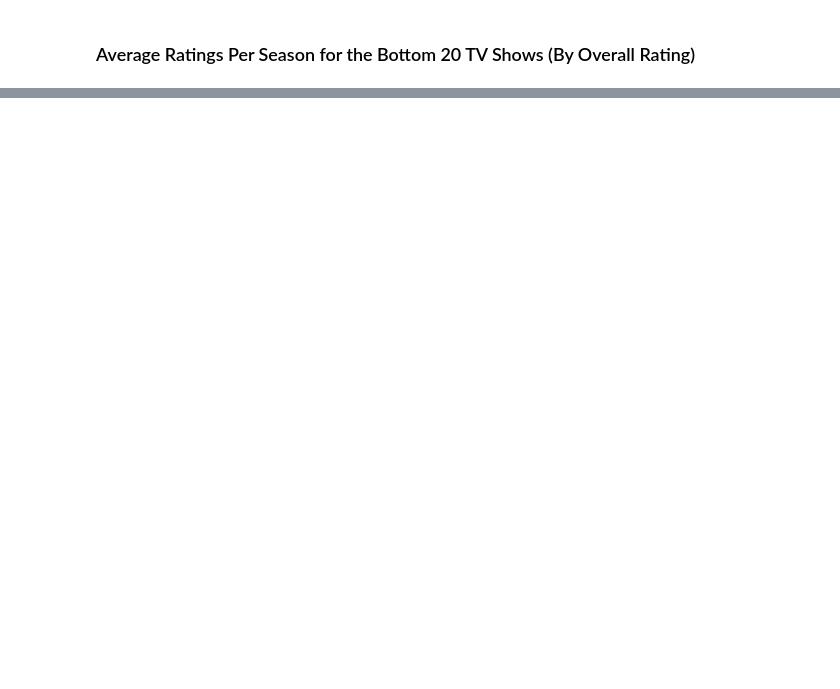
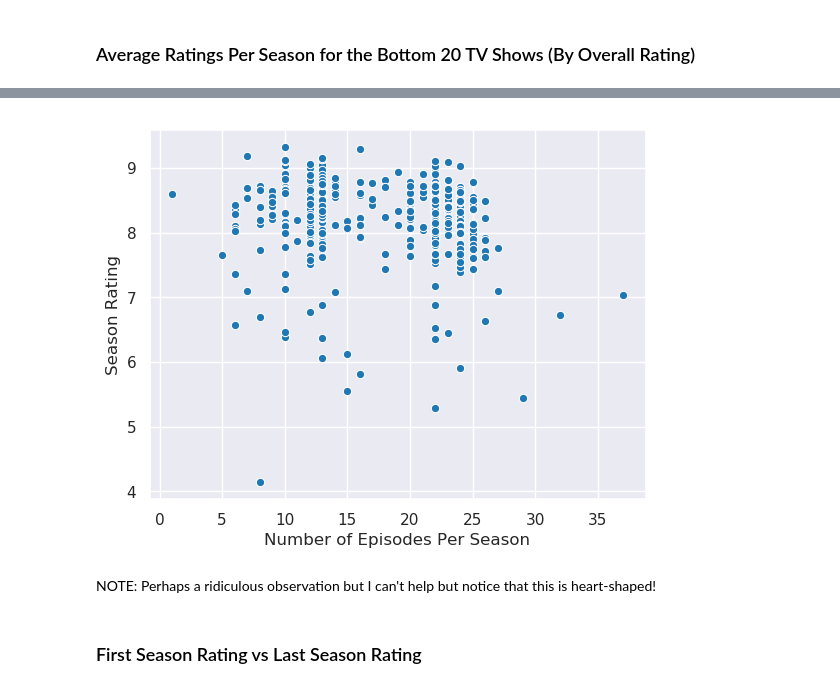
Before and after one commit to stefanjaro/tv-show-season-ratings, a Jupyter notebook: tv-show-season-ratings.ipynb, the cells around one changed output, grey strips where cells are left out. Saved outputs shown, nothing was run; the diff lists cells and outputs as text; code cells hidden in the pictures; blank space fills up the shorter version.

```diff
--- a/tv-show-season-ratings.ipynb
+++ b/tv-show-season-ratings.ipynb
@@ -315,0 +474,36 @@ plt.show()
+# %%
+# get number of episodes per season and season rating
+season_episode_rating = only_rated.pivot_table(
+    values=["episode_number", "rating"],
+    index=["show", "season_num"],
+    aggfunc={
+        "episode_number": "count",
+        "rating": "mean"
+    }
+).reset_index()
+
+# rename columns
+season_episode_rating = season_episode_rating.rename(columns={
+    "episode_number": "num_of_episodes",
+    "rating": "season_rating"
+})
+# %%
+# plot
+vis2 = sns.scatterplot(
+    data=season_episode_rating,
+    x="num_of_episodes",
+    y="season_rating"
+)
+
+# label
+vis2.set_xlabel("Number of Episodes Per Season")
+vis2.set_ylabel("Season Rating")
+
+# show
+plt.show()
+# %% [output]
+[figure, added]
+# %% [markdown]
+NOTE: Perhaps a ridiculous observation but I can't help but notice that this is heart-shaped!
+# %% [markdown]
+### First Season Rating vs Last Season Rating
```
Also changed, not shown: parts of 16 cells of this notebook.
